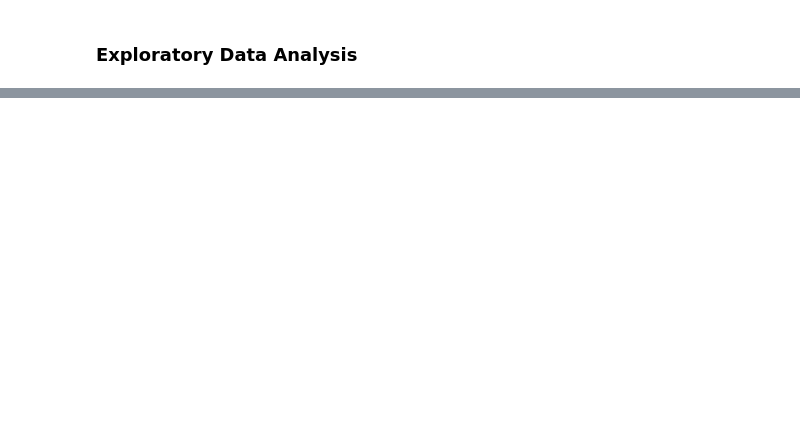
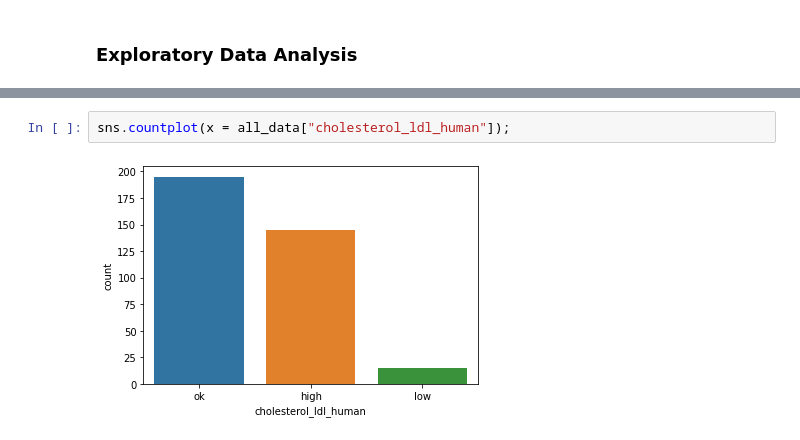
Before and after one commit to Abimbola-ai/Blood-Spectorscopy, a Jupyter notebook: data_cleaning.ipynb, the cells around one changed output, grey strips where cells are left out. Drawn from its saved outputs; the diff is of its cells as text; blank space fills up the shorter version.

```diff
--- a/data_cleaning.ipynb
+++ b/data_cleaning.ipynb
@@ -57,0 +302,4 @@ spectra_skinfatblood = pd.read_csv('Spectra_skinfatblood.csv', index_col=0)
+# %%
+sns.countplot(x = all_data["cholesterol_ldl_human"]);
+# %% [output]
+[figure, added]
```
Also changed, not shown: parts of 80 cells of this notebook, 2 other files.
